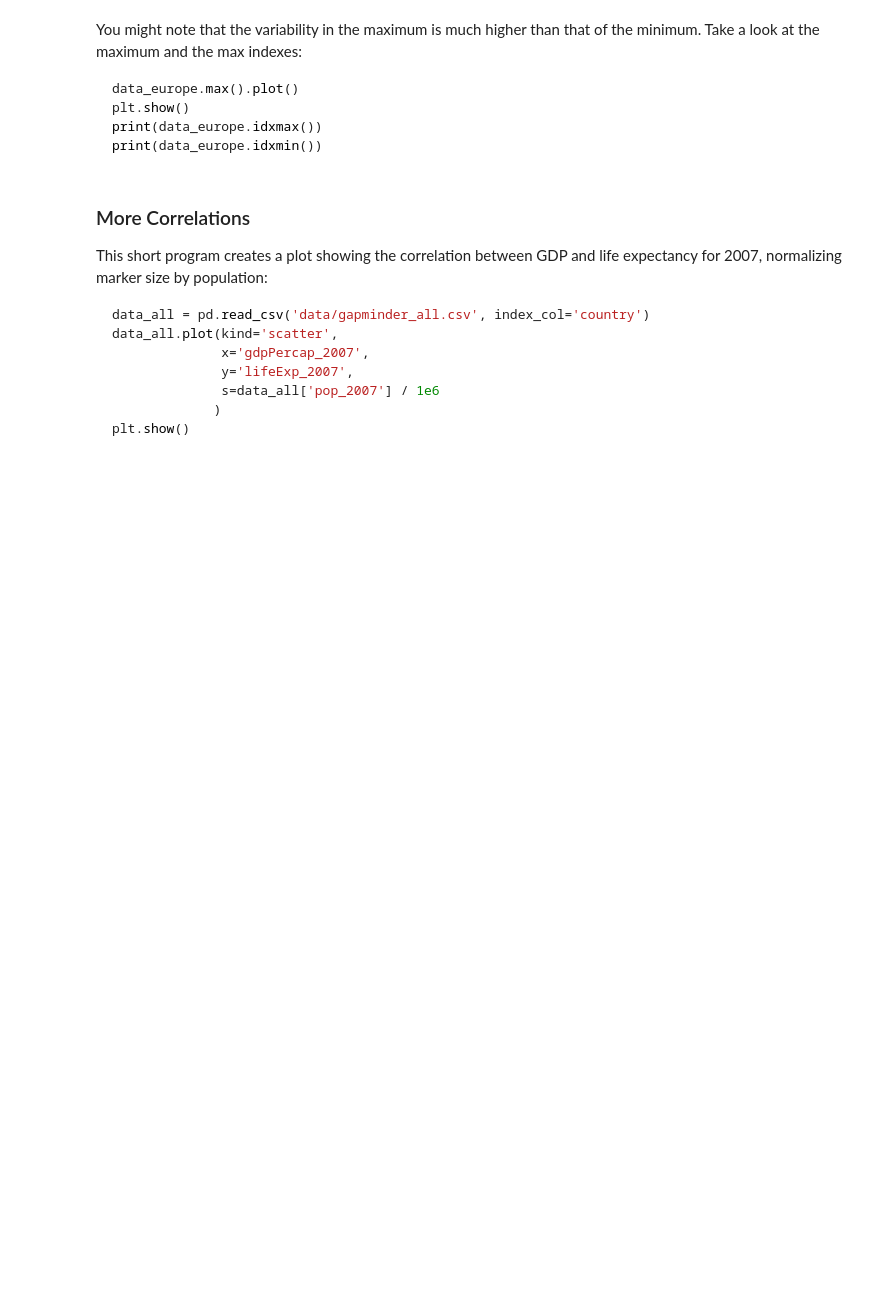
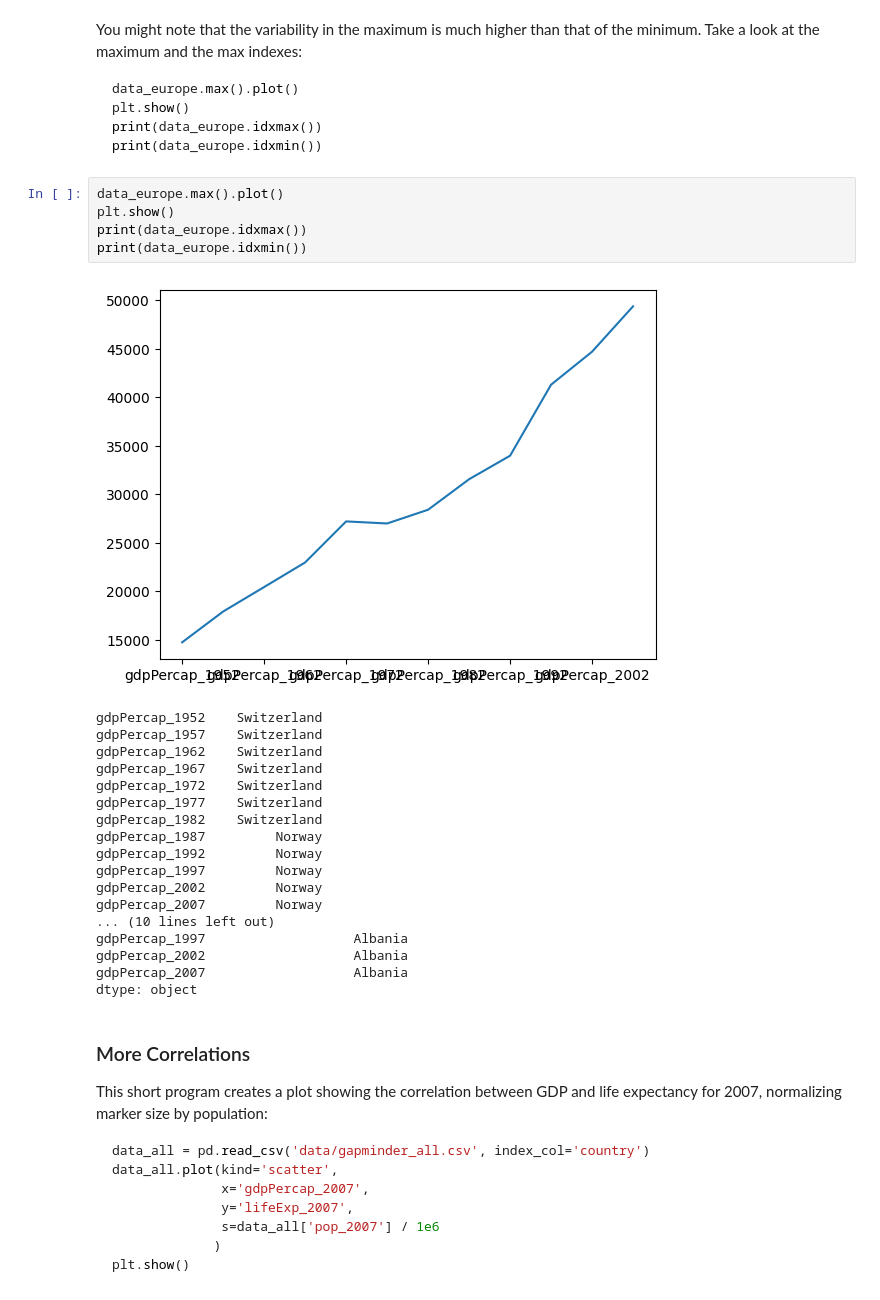
Before and after one commit to RakanABader/Visualizing-Data, a Jupyter notebook: 1 - plotting.ipynb, the cells around one changed output. Drawn from its saved outputs; the diff is of its cells as text; blank space fills up the shorter version.

```diff
--- a/1 - plotting.ipynb
+++ b/1 - plotting.ipynb
@@ -307,6 +341,30 @@ plt.show()
 print(data_europe.idxmax())
 print(data_europe.idxmin())
 ~~~
+# %%
+data_europe.max().plot()
+plt.show()
+print(data_europe.idxmax())
+print(data_europe.idxmin())
+# %% [output]
+[figure, added]
+gdpPercap_1952    Switzerland
+gdpPercap_1957    Switzerland
+gdpPercap_1962    Switzerland
+gdpPercap_1967    Switzerland
+gdpPercap_1972    Switzerland
+gdpPercap_1977    Switzerland
+gdpPercap_1982    Switzerland
+gdpPercap_1987         Norway
+gdpPercap_1992         Norway
+gdpPercap_1997         Norway
+gdpPercap_2002         Norway
+gdpPercap_2007         Norway
+... (10 lines left out)
+gdpPercap_1997                   Albania
+gdpPercap_2002                   Albania
+gdpPercap_2007                   Albania
+dtype: object
 # %% [markdown]
 ### More Correlations
 
```
Also changed, not shown: parts of 11 cells of this notebook, 1 other file.
